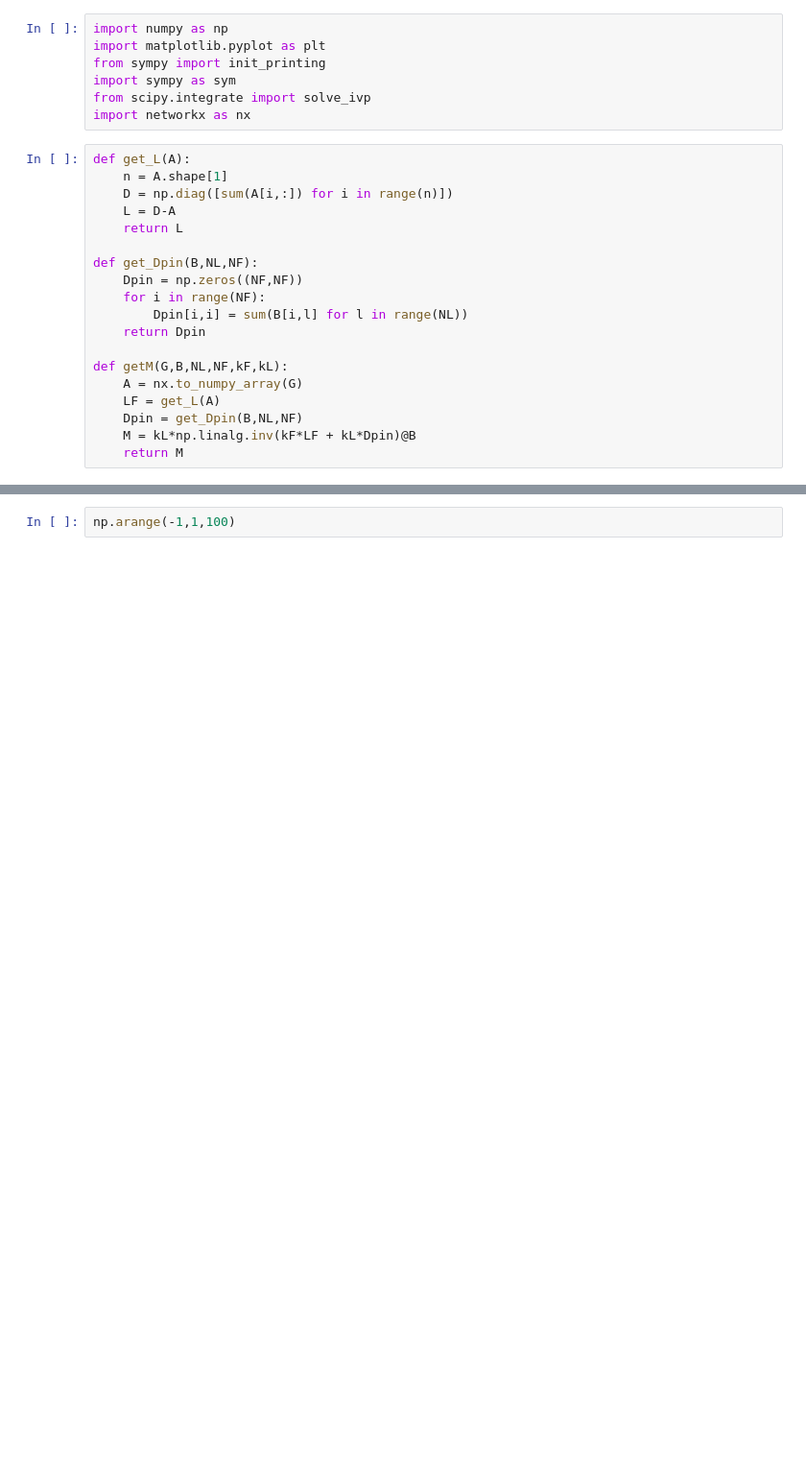
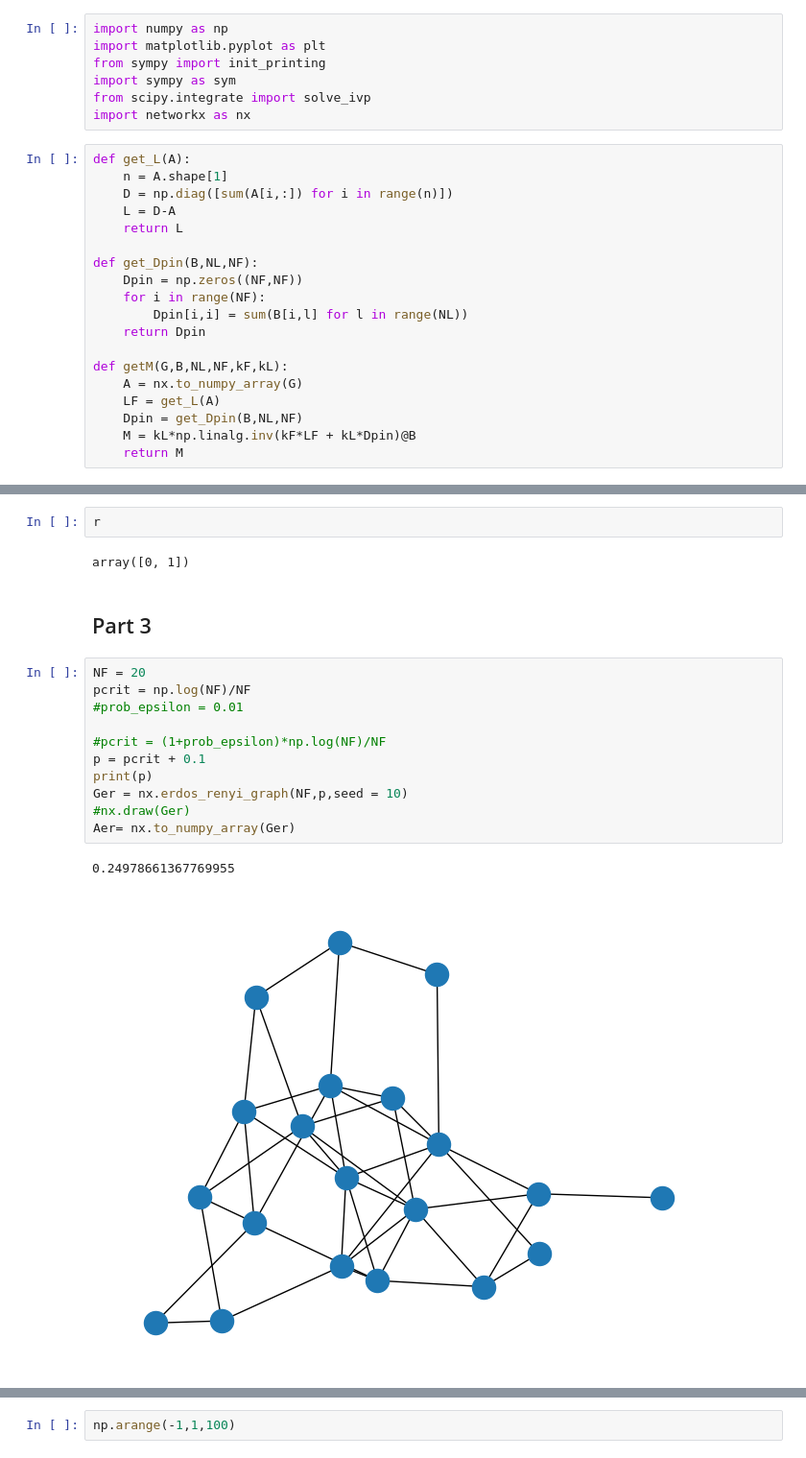
Before and after one commit to valentine-alia/MAE-6870, a Jupyter notebook: hw3/hw3_code_1.ipynb, the cells around one changed output, grey strips where cells are left out. Shown at 96% size. Cells and saved outputs as stored; diff of their text form; blank space fills up the shorter version.

```diff
--- a/hw3/hw3_code_1.ipynb
+++ b/hw3/hw3_code_1.ipynb
@@ -52,0 +141,20 @@ NF,NL
+# %%
+r
+# %% [output]
+array([0, 1])
+# %% [markdown]
+## Part 3
+# %%
+NF = 20
+pcrit = np.log(NF)/NF
+#prob_epsilon = 0.01
+
+#pcrit = (1+prob_epsilon)*np.log(NF)/NF
+p = pcrit + 0.1
+print(p)
+Ger = nx.erdos_renyi_graph(NF,p,seed = 10)
+#nx.draw(Ger)
+Aer= nx.to_numpy_array(Ger)
+# %% [output]
+0.24978661367769955
+[figure, added]
```
Also changed, not shown: parts of 13 cells of this notebook, 2 other files.
